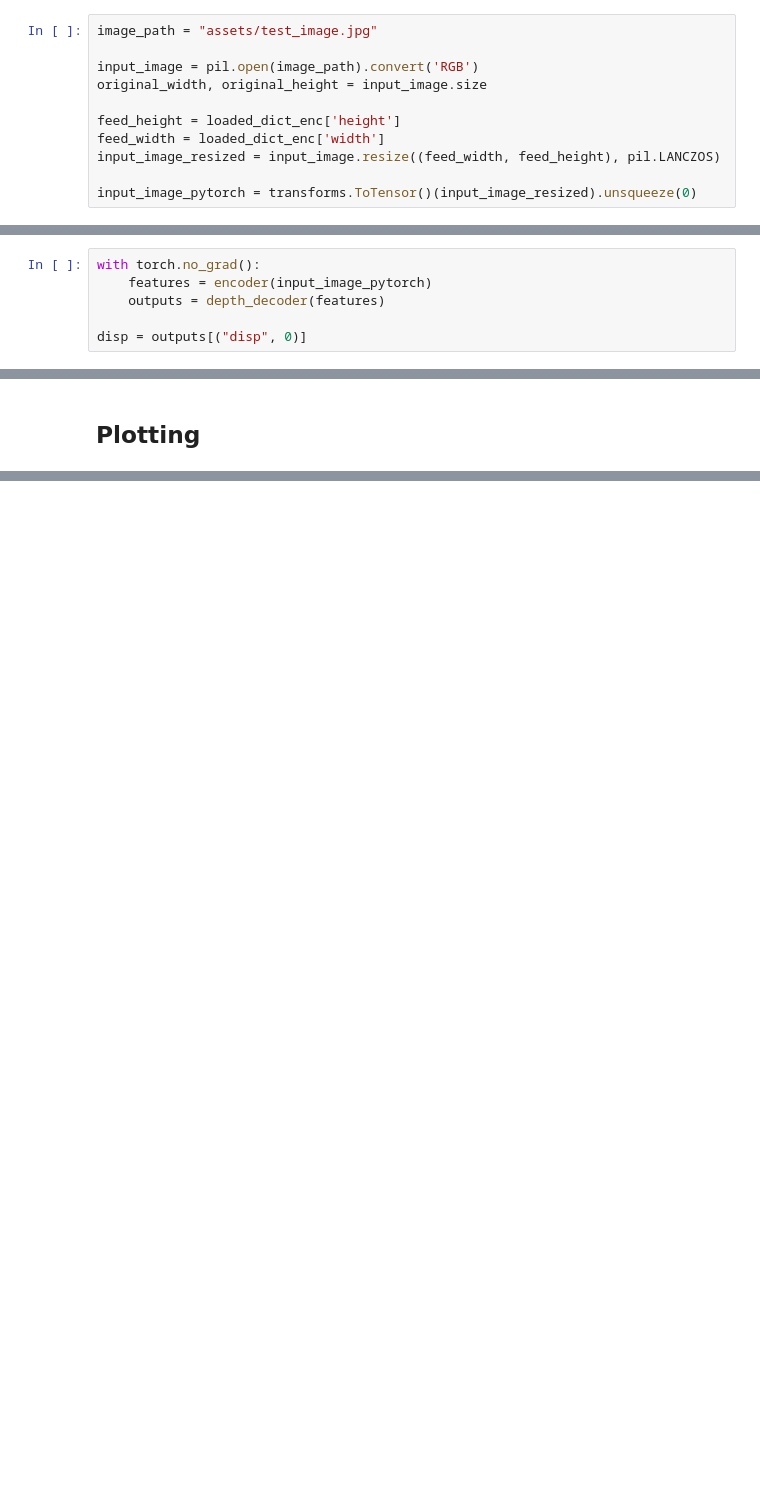
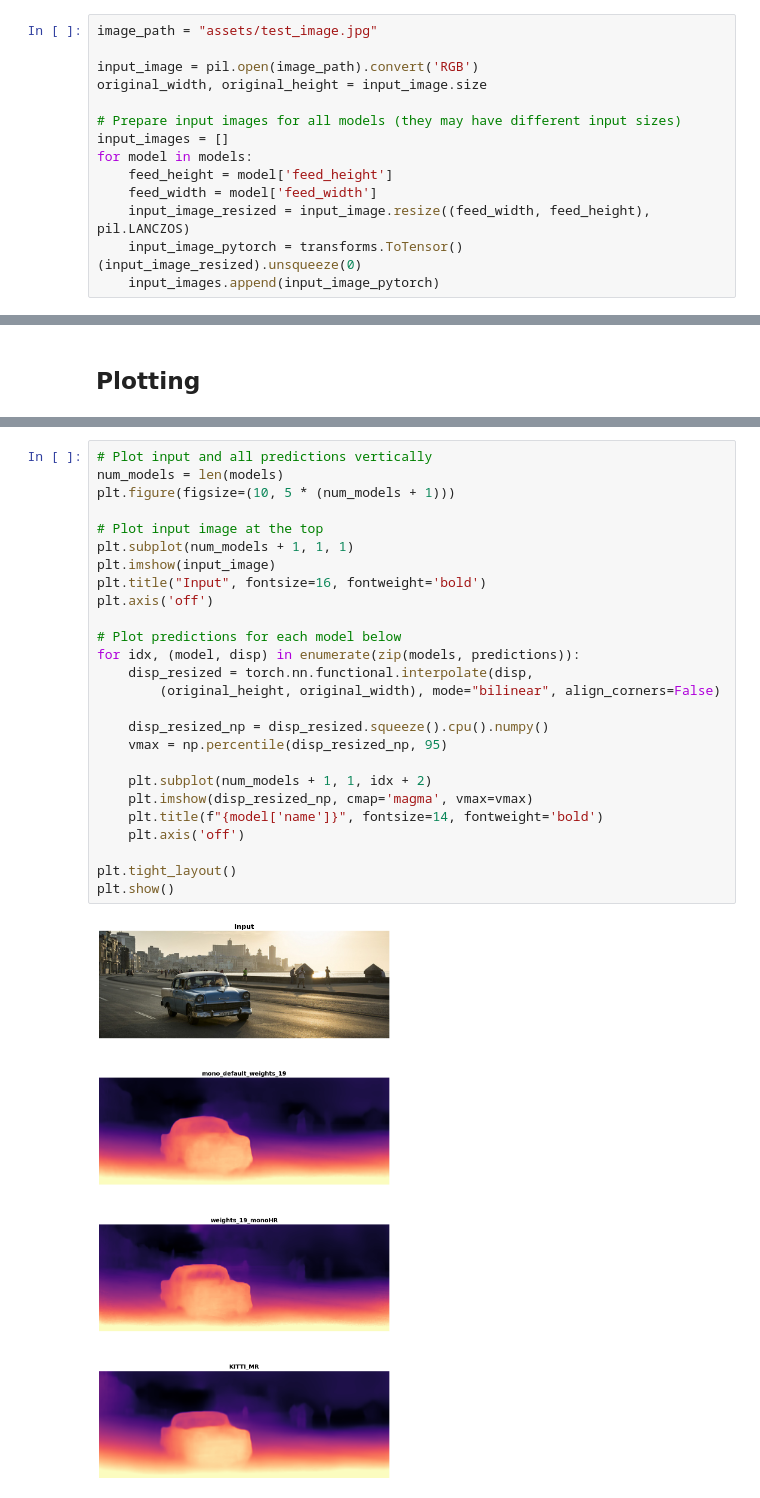
Before and after one commit to david-leeb/monodepth, a Jupyter notebook: depth_prediction_example.ipynb, the cells around one changed output, grey strips where cells are left out. Drawn from its saved outputs; the diff is of its cells as text; blank space fills up the shorter version.

```diff
--- a/depth_prediction_example.ipynb
+++ b/depth_prediction_example.ipynb
@@ -55,16 +159,13 @@ image_path = "assets/test_image.jpg"
 input_image = pil.open(image_path).convert('RGB')
 original_width, original_height = input_image.size
 
-feed_height = loaded_dict_enc['height']
-feed_width = loaded_dict_enc['width']
-input_image_resized = input_image.resize((feed_width, feed_height), pil.LANCZOS)
-
-input_image_pytorch = transforms.ToTensor()(input_image_resized).unsqueeze(0)
+# Prepare input images for all models (they may have different input sizes)
+input_images = []
+for model in models:
+    feed_height = model['feed_height']
+    feed_width = model['feed_width']
+    input_image_resized = input_image.resize((feed_width, feed_height), pil.LANCZOS)
+    input_image_pytorch = transforms.ToTensor()(input_image_resized).unsqueeze(0)
+    input_images.append(input_image_pytorch)
 # %% [markdown]
 ## Prediction using the PyTorch model
-# %%
-with torch.no_grad():
-    features = encoder(input_image_pytorch)
-    outputs = depth_decoder(features)
-
-disp = outputs[("disp", 0)]
@@ -92,0 +230,28 @@ plt.axis('off');
+# %%
+# Plot input and all predictions vertically
+num_models = len(models)
+plt.figure(figsize=(10, 5 * (num_models + 1)))
+
+# Plot input image at the top
+plt.subplot(num_models + 1, 1, 1)
+plt.imshow(input_image)
+plt.title("Input", fontsize=16, fontweight='bold')
+plt.axis('off')
+
+# Plot predictions for each model below
+for idx, (model, disp) in enumerate(zip(models, predictions)):
+    disp_resized = torch.nn.functional.interpolate(disp,
+        (original_height, original_width), mode="bilinear", align_corners=False)
+
+    disp_resized_np = disp_resized.squeeze().cpu().numpy()
+    vmax = np.percentile(disp_resized_np, 95)
+
+    plt.subplot(num_models + 1, 1, idx + 2)
+    plt.imshow(disp_resized_np, cmap='magma', vmax=vmax)
+    plt.title(f"{model['name']}", fontsize=14, fontweight='bold')
+    plt.axis('off')
+
+plt.tight_layout()
+plt.show()
+# %% [output]
+[figure, added]
```
Also changed, not shown: parts of 4 cells of this notebook.
